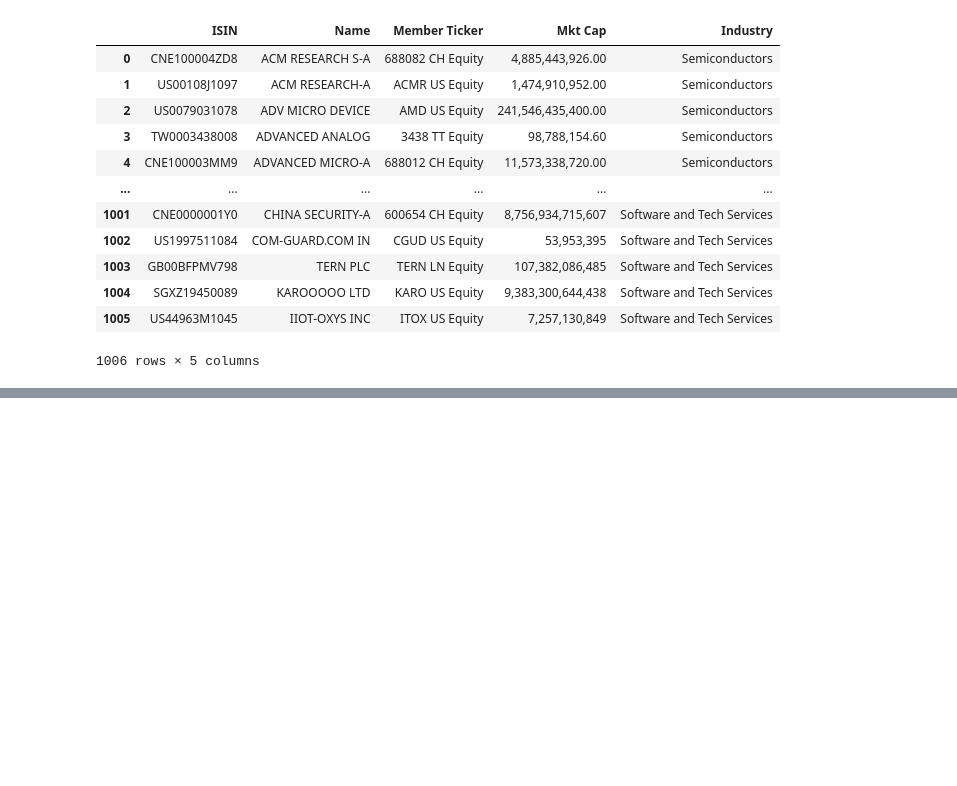
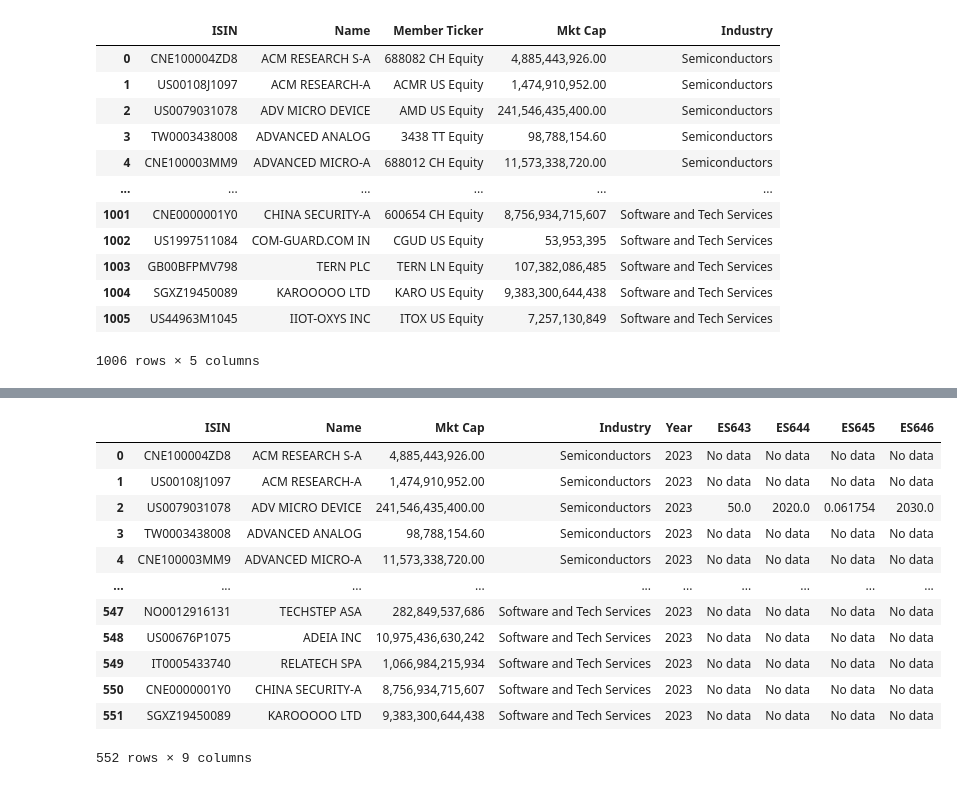
Before and after one commit to VeroOli/ESG-Intelligence-Final_Project-Ironhack, a Jupyter notebook: notebooks/EDA_v2.ipynb, the cells around one changed output, grey strips where cells are left out. Cells and saved outputs as stored; diff of their text form; code cells hidden in the pictures; blank space fills up the shorter version.

```diff
--- a/notebooks/EDA_v2.ipynb
+++ b/notebooks/EDA_v2.ipynb
@@ -179,2 +179,18 @@ merged_df
+# %%
+merged_df[['ISIN', 'Name', 'Mkt Cap', 'Industry', 'Year', 'ES643','ES644','ES645','ES646']]
+# %% [output]
+|  | ISIN | Name | Mkt Cap | Industry | Year | ES643 | ES644 | ES645 | ES646 |
+| 0 | CNE100004ZD8 | ACM RESEARCH S-A | 4,885,443,926.00 | Semiconductors | 2023 | No data | No data | No data | No data |
+| 1 | US00108J1097 | ACM RESEARCH-A | 1,474,910,952.00 | Semiconductors | 2023 | No data | No data | No data | No data |
+| 2 | US0079031078 | ADV MICRO DEVICE | 241,546,435,400.00 | Semiconductors | 2023 | 50.0 | 2020.0 | 0.061754 | 2030.0 |
+| 3 | TW0003438008 | ADVANCED ANALOG | 98,788,154.60 | Semiconductors | 2023 | No data | No data | No data | No data |
+| 4 | CNE100003MM9 | ADVANCED MICRO-A | 11,573,338,720.00 | Semiconductors | 2023 | No data | No data | No data | No data |
+| ... | ... | ... | ... | ... | ... | ... | ... | ... | ... |
+| 547 | NO0012916131 | TECHSTEP ASA | 282,849,537,686 | Software and Tech Services | 2023 | No data | No data | No data | No data |
+| 548 | US00676P1075 | ADEIA INC | 10,975,436,630,242 | Software and Tech Services | 2023 | No data | No data | No data | No data |
+| 549 | IT0005433740 | RELATECH SPA | 1,066,984,215,934 | Software and Tech Services | 2023 | No data | No data | No data | No data |
+| 550 | CNE0000001Y0 | CHINA SECURITY-A | 8,756,934,715,607 | Software and Tech Services | 2023 | No data | No data | No data | No data |
+| 551 | SGXZ19450089 | KAROOOOO LTD | 9,383,300,644,438 | Software and Tech Services | 2023 | No data | No data | No data | No data |
+552 rows × 9 columns
 # %%
 merged_df.to_csv('../data/merged_data.csv', index=False)
```
Also changed, not shown: parts of 8 cells of this notebook, 11 other files.
